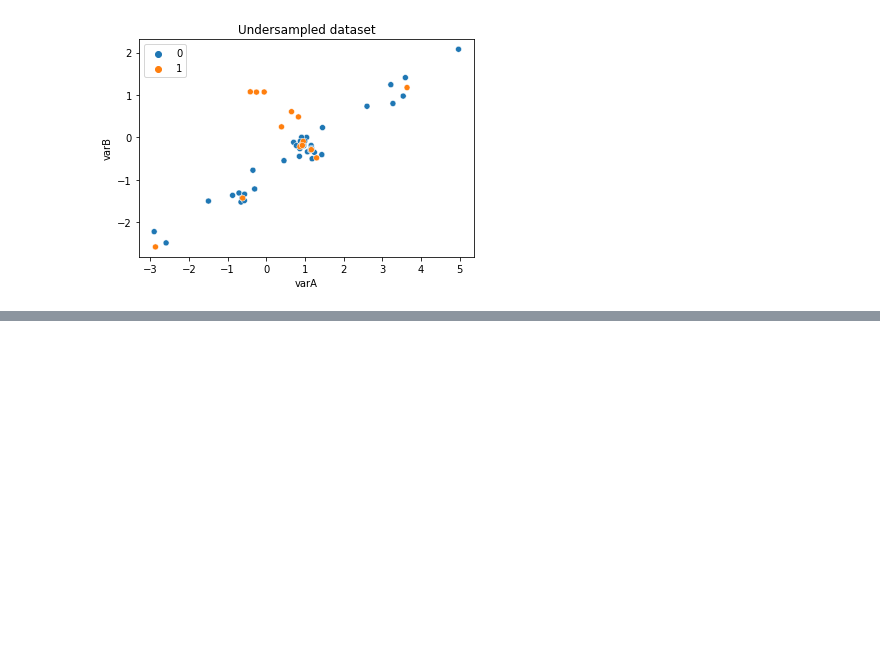
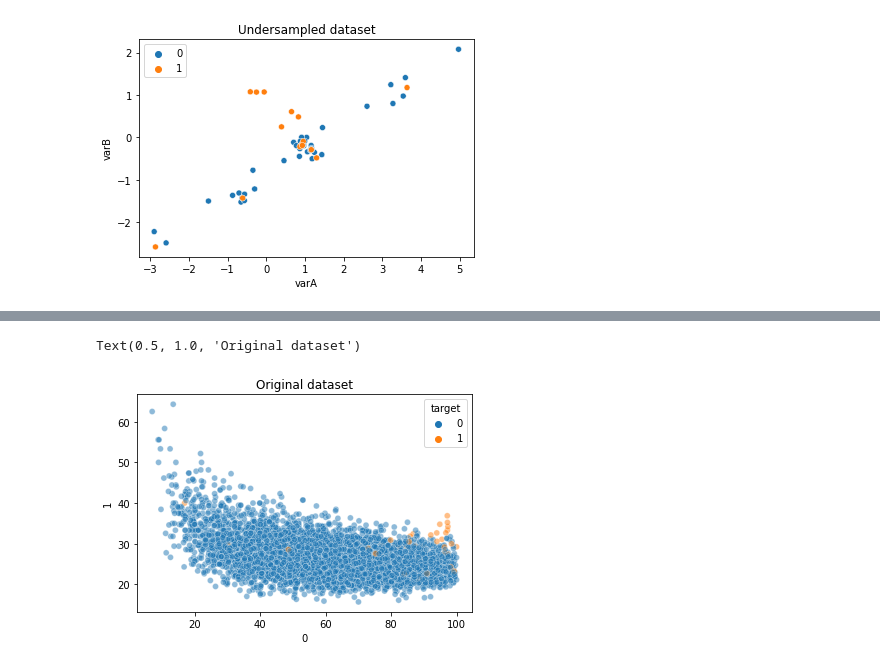
Before and after one commit to chsafouane/imbalanced_data_methods_test, a Jupyter notebook: Code/course_code_along/section_3_undersampling/condensed_nearest_neighbours.ipynb, the cells around one changed output, grey strips where cells are left out. Saved outputs shown, nothing was run; the diff lists cells and outputs as text; code cells hidden in the pictures; blank space fills up the shorter version.

```diff
--- a/Code/course_code_along/section_3_undersampling/condensed_nearest_neighbours.ipynb
+++ b/Code/course_code_along/section_3_undersampling/condensed_nearest_neighbours.ipynb
@@ -121,0 +128,18 @@ Text(0.5, 1.0, 'Undersampled dataset')
+# %%
+# Dataset path
+dataset_folder = pathlib.Path("../../../Datasets")
+dataset_file = "kdd2004.csv"
+dataset_path = dataset_folder/dataset_file
+
+if not dataset_path.exists():
+    raise FileExistsError(f"This path doesn't correspond to any file: {dataset_path.resolve()}")
+# %%
+# As condensed nearest neighbour is iterative when constructing
+# the set S, it is a bit slow. We only take a chunk of the original
+# dataset to speed up computations as this is just an example
+df = pd.read_csv(dataset_path).sample(10000)
+
+df["target"] = df["target"].map({-1:0, 1:1})
+
+print(f"The shape of the dataset: {df.shape}\n")
+print(f"The distribution of the target column:\n {df.target.value_counts(normalize=True)}")
@@ -121,0 +153,5 @@ Text(0.5, 1.0, 'Undersampled dataset')
+# %%
+X_train, X_test, y_train, y_test = train_test_split(df.drop(labels=["target"], axis=1),
+                                                    df["target"],
+                                                    train_size=0.7)
+X_train.shape, X_test.shape
@@ -121,0 +185,6 @@ Text(0.5, 1.0, 'Undersampled dataset')
+# %%
+sns.scatterplot(data=X_train, x="0", y="1", hue=y_train, alpha=0.5)
+plt.title("Original dataset")
+# %% [output]
+Text(0.5, 1.0, 'Original dataset')
+[figure, added]
```
Also changed, not shown: parts of 13 cells of this notebook.
